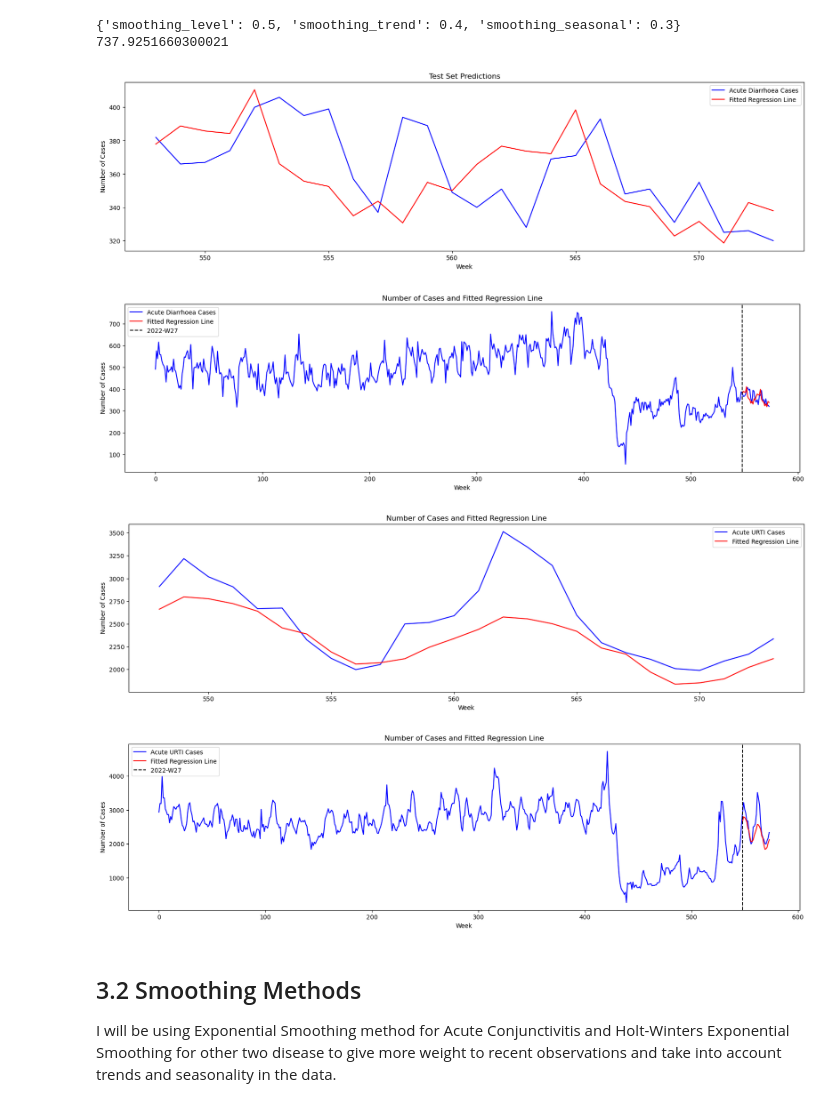
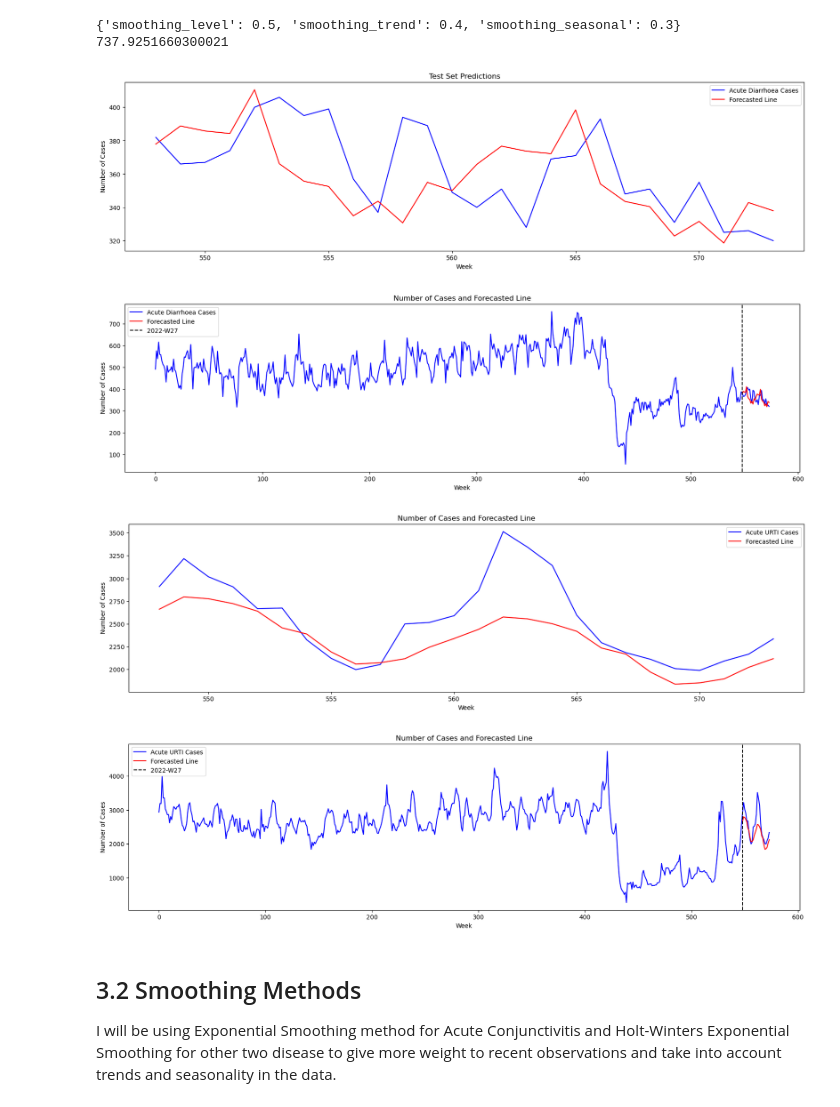
Before and after one commit to shingurding/polyclinic-attendance-prediction, a Jupyter notebook: models_training.ipynb, the cells around one changed output. Saved outputs shown, nothing was run; the diff lists cells and outputs as text; code cells hidden in the pictures.

```diff
--- a/models_training.ipynb
+++ b/models_training.ipynb
@@ -504,7 +504,7 @@ forecast = hw_fit.forecast(steps=len(test_acute_diarrhoea["no._of_cases"]))
 
 plt.figure(figsize=(20, 5))
 plt.plot(test_acute_diarrhoea.index, test_acute_diarrhoea["no._of_cases"], label='Acute Diarrhoea Cases', color='blue')
-plt.plot(test_acute_diarrhoea.index, forecast, label='Fitted Regression Line', color='red')
+plt.plot(test_acute_diarrhoea.index, forecast, label='Forecasted Line', color='red')
 plt.xlabel('Week')
 plt.ylabel('Number of Cases')
 plt.title('Test Set Predictions')
@@ -514,16 +514,16 @@ plt.show()
 plt.figure(figsize=(20, 5))
 plt.plot(acute_diarrhoea_df.index, acute_diarrhoea_df["no._of_cases"], label='Acute Diarrhoea Cases', color='blue')
 # plt.plot(test_acute_diarrhoea.index, test_acute_diarrhoea["no._of_cases"], color='blue')
-plt.plot(test_acute_diarrhoea.index, forecast, label='Fitted Regression Line', color='red')
+plt.plot(test_acute_diarrhoea.index, forecast, label='Forecasted Line', color='red')
 plt.axvline(x=548, color='black', linestyle='--', label='2022-W27')
 plt.xlabel('Week')
 plt.ylabel('Number of Cases')
-plt.title('Number of Cases and Fitted Regression Line')
+plt.title('Number of Cases and Forecasted Line')
 plt.legend()
 plt.show()
 # %% [output]
 [figure]
-[figure, old version]
+[figure, new version]
 # %%
 hw_model = ExponentialSmoothing(
     train_acute_urti["no._of_cases"],
@@ -533,39 +533,39 @@ hw_model = ExponentialSmoothing(
 )
 
 hw_fit = hw_model.fit()
 
 # Forecast on test set
 forecast = hw_fit.forecast(steps=len(test_acute_urti["no._of_cases"]))
 
 mse = mean_squared_error(test_acute_urti["no._of_cases"].values, forecast)
 
 all_losses.append({
     'Disease': 'Acute URTI',
     'Model': f"Holt-Winter's Smoothing Method",
     'MSE': mse
 })
 
 plt.figure(figsize=(20, 5))
 plt.plot(test_acute_urti.index, test_acute_urti["no._of_cases"], label='Acute URTI Cases', color='blue')
-plt.plot(test_acute_urti.index, forecast, label='Fitted Regression Line', color='red')
+plt.plot(test_acute_urti.index, forecast, label='Forecasted Line', color='red')
 plt.xlabel('Week')
 plt.ylabel('Number of Cases')
-plt.title('Number of Cases and Fitted Regression Line')
+plt.title('Number of Cases and Forecasted Line')
 plt.legend()
 plt.show()
 
 plt.figure(figsize=(20, 5))
 plt.plot(acute_urti_df.index, acute_urti_df["no._of_cases"], label='Acute URTI Cases', color='blue')
-plt.plot(test_acute_urti.index, forecast, label='Fitted Regression Line', color='red')
+plt.plot(test_acute_urti.index, forecast, label='Forecasted Line', color='red')
 plt.axvline(x=548, color='black', linestyle='--', label='2022-W27')
 plt.xlabel('Week')
 plt.ylabel('Number of Cases')
-plt.title('Number of Cases and Fitted Regression Line')
+plt.title('Number of Cases and Forecasted Line')
 plt.legend()
 plt.show()
 # %% [output]
-[figure, old version]
+[figure, new version]
-[figure, old version]
+[figure, new version]
 # %% [markdown]
 ## 3.2 Smoothing Methods
 
```
Also changed, not shown: parts of 4 cells of this notebook, 1 other file.
